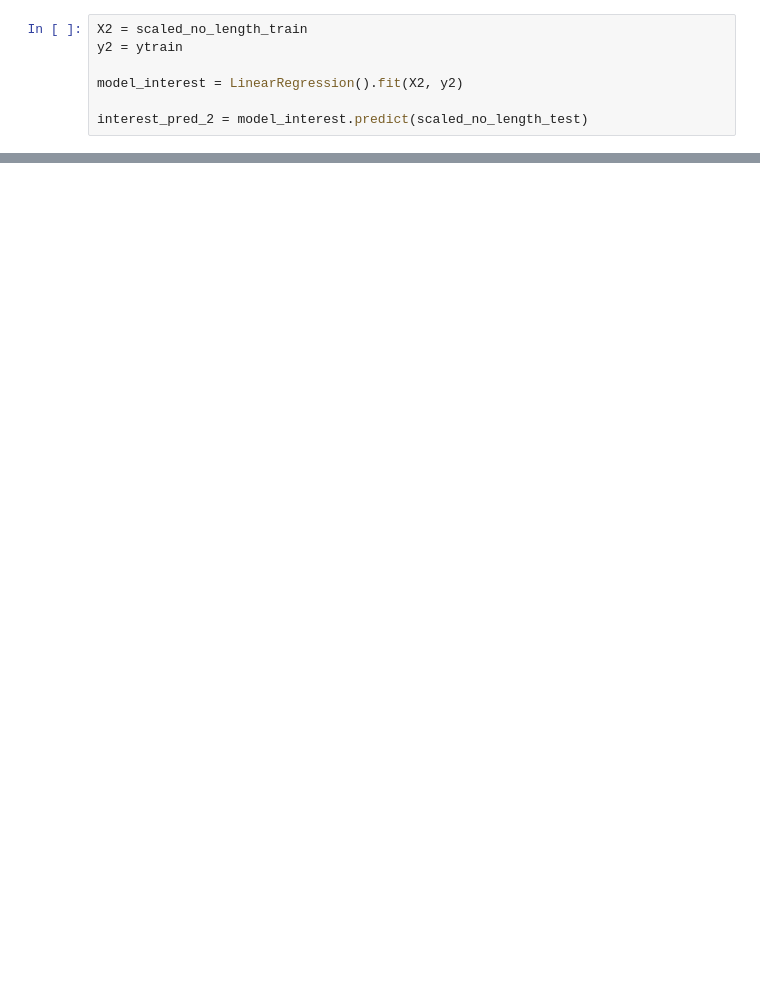
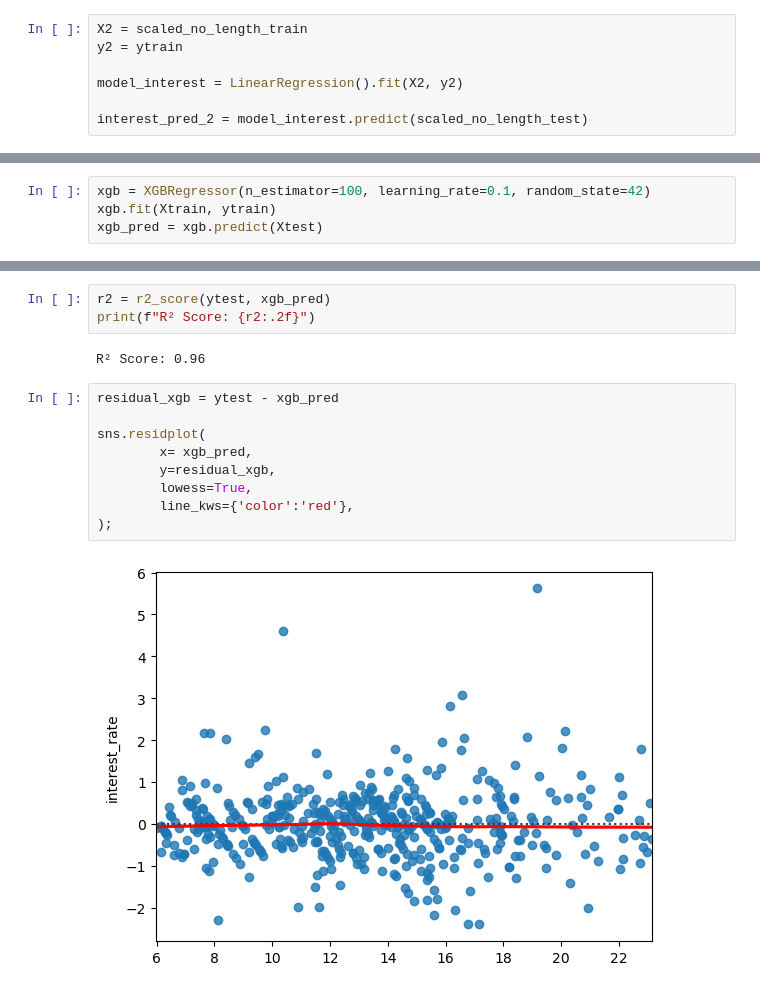
Before and after one commit to j-forte/Liner-Regression_CaseStudy, a Jupyter notebook: main2electricboogaloo.ipynb, the cells around one changed output, grey strips where cells are left out. Saved outputs shown, nothing was run; the diff lists cells and outputs as text; blank space fills up the shorter version.

```diff
--- a/main2electricboogaloo.ipynb
+++ b/main2electricboogaloo.ipynb
@@ -222,0 +291,4 @@ sns.residplot(
+# %%
+xgb = XGBRegressor(n_estimator=100, learning_rate=0.1, random_state=42)
+xgb.fit(Xtrain, ytrain)
+xgb_pred = xgb.predict(Xtest)
@@ -222,0 +310,16 @@ sns.residplot(
+# %%
+r2 = r2_score(ytest, xgb_pred)
+print(f"R² Score: {r2:.2f}")
+# %% [output]
+R² Score: 0.96
+# %%
+residual_xgb = ytest - xgb_pred
+
+sns.residplot(
+        x= xgb_pred,
+        y=residual_xgb,
+        lowess=True,
+        line_kws={'color':'red'},
+);
+# %% [output]
+[figure, added]
```
Also changed, not shown: parts of 20 cells of this notebook.
